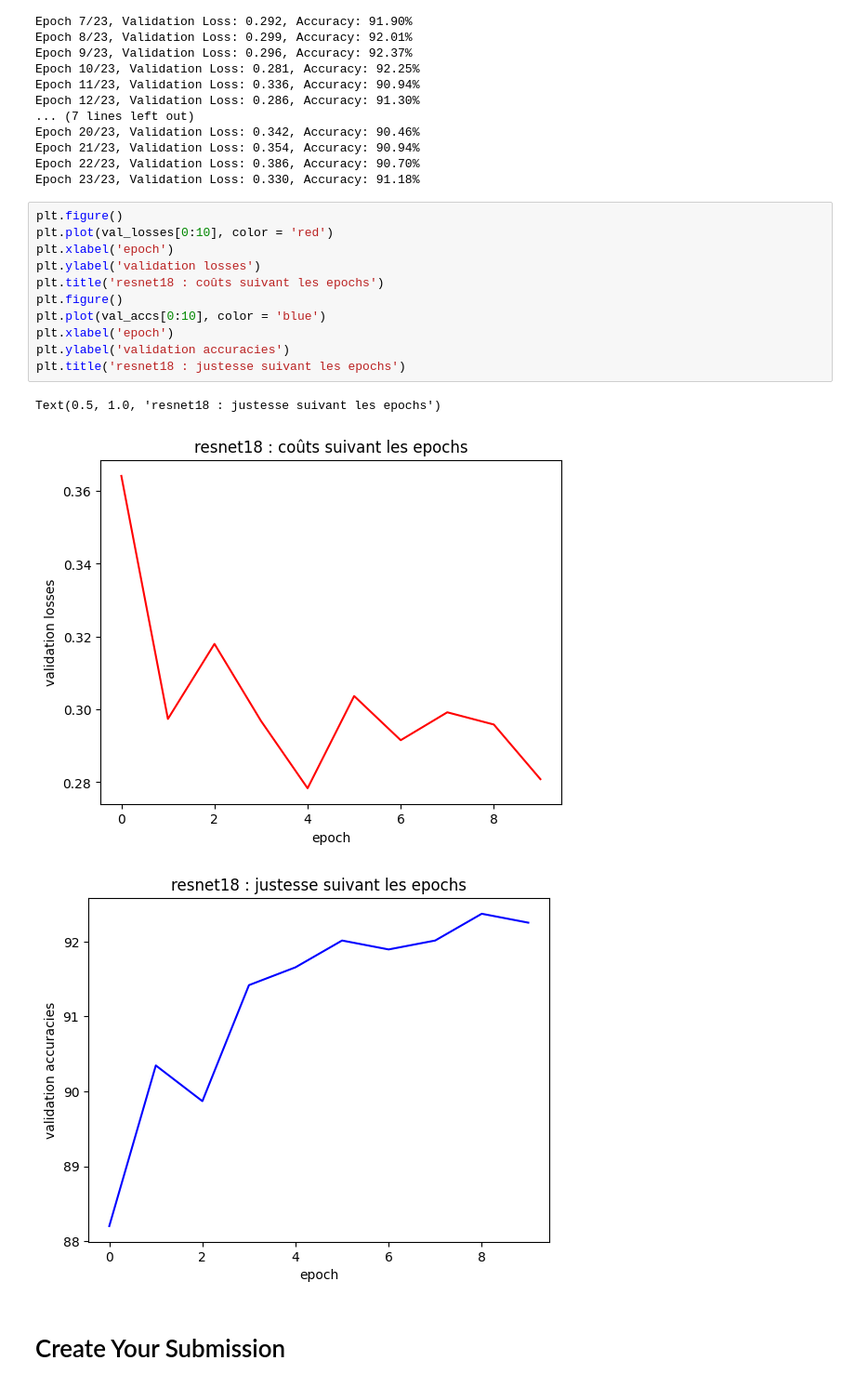
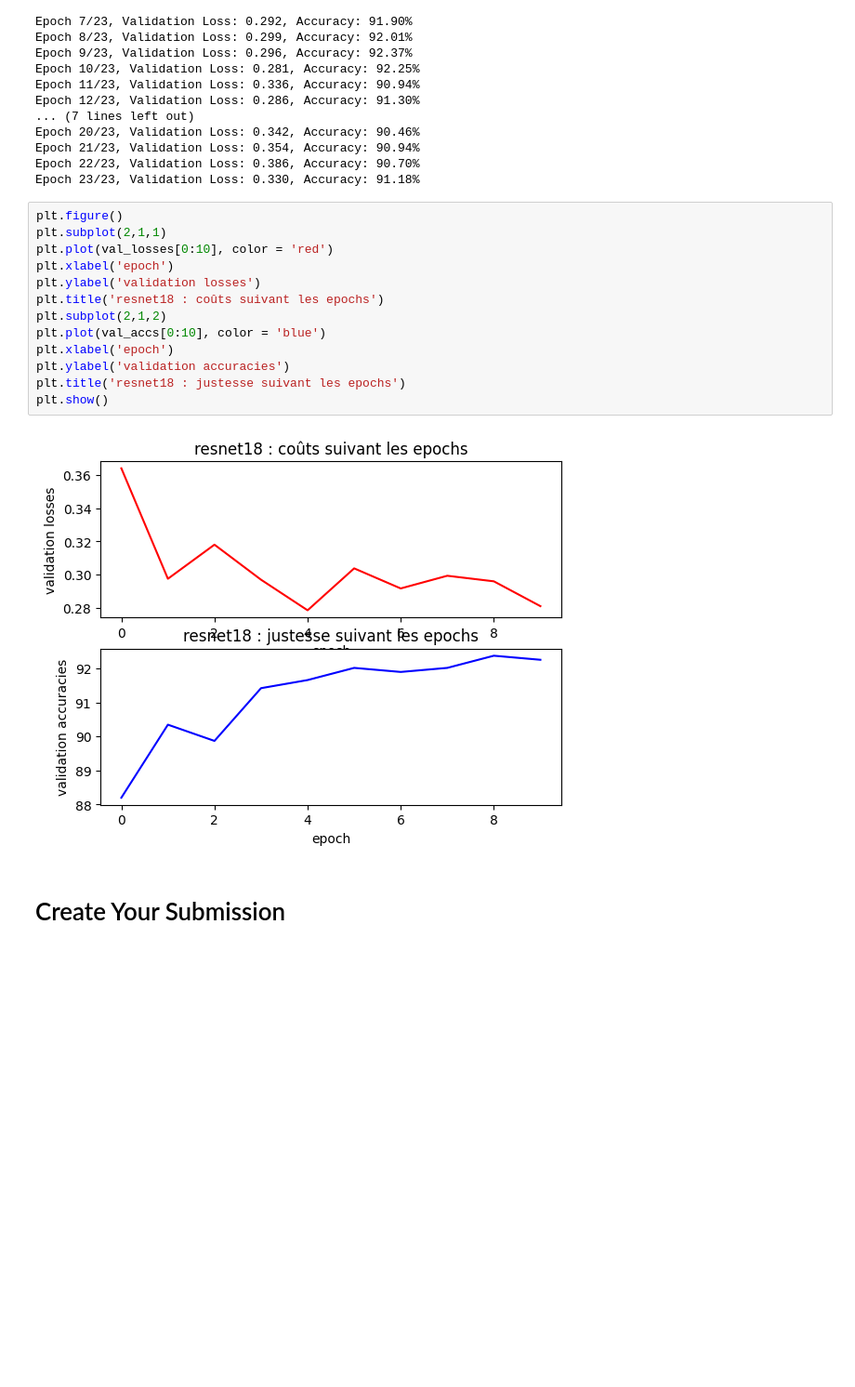
Before and after one commit to jramassa/ml-student, a Jupyter notebook: Project/Land_Cover_Project.ipynb, the cells around one changed output. Shown at 93% size. Drawn from its saved outputs; the diff is of its cells as text; blank space fills up the shorter version.

Commit message:
plot

```diff
--- a/Project/Land_Cover_Project.ipynb
+++ b/Project/Land_Cover_Project.ipynb
@@ -260,19 +260,19 @@ Epoch 22/23, Validation Loss: 0.386, Accuracy: 90.70%
 Epoch 23/23, Validation Loss: 0.330, Accuracy: 91.18%
 # %%
 plt.figure()
+plt.subplot(2,1,1)
 plt.plot(val_losses[0:10], color = 'red')
 plt.xlabel('epoch')
 plt.ylabel('validation losses')
 plt.title('resnet18 : coûts suivant les epochs')
-plt.figure()
+plt.subplot(2,1,2)
 plt.plot(val_accs[0:10], color = 'blue')
 plt.xlabel('epoch')
 plt.ylabel('validation accuracies')
 plt.title('resnet18 : justesse suivant les epochs')
+plt.show()
 # %% [output]
-Text(0.5, 1.0, 'resnet18 : justesse suivant les epochs')
-[figure, old version]
+[figure, new version]
-[figure, removed]
 # %% [markdown]
 # Create Your Submission
 # %%
```
